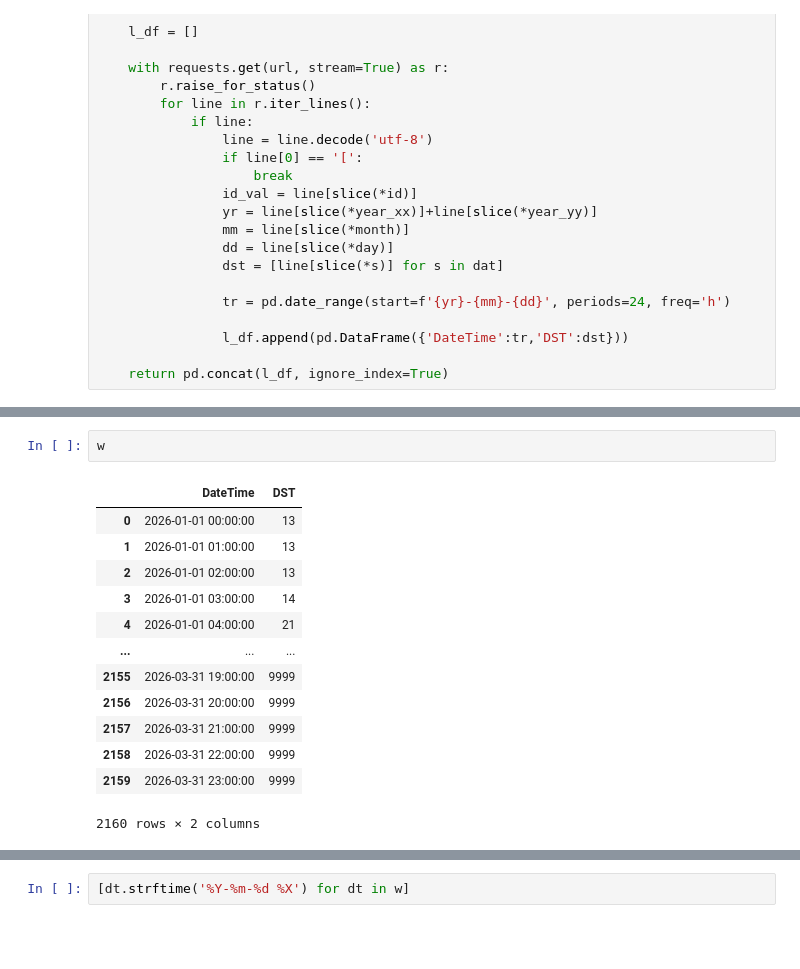
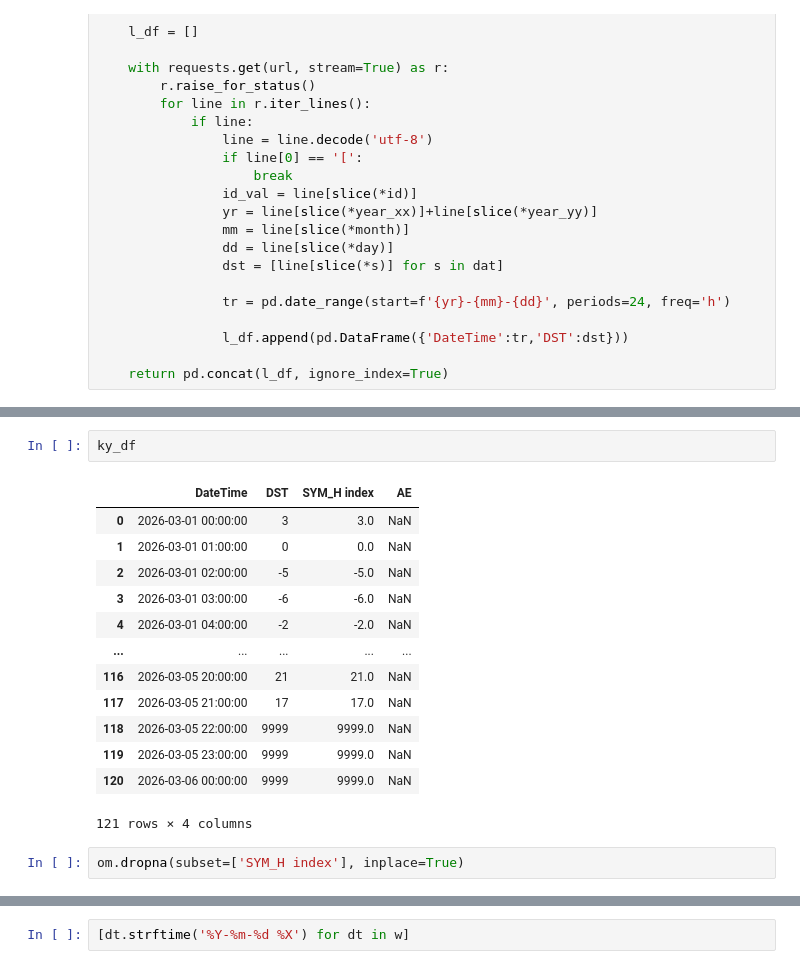
Before and after one commit to kylermurphy/mltdm, a Jupyter notebook: Notebooks/RF_creating_features.ipynb, the cells around one changed output, grey strips where cells are left out. Saved outputs shown, nothing was run; the diff lists cells and outputs as text; blank space fills up the shorter version.

```diff
--- a/Notebooks/RF_creating_features.ipynb
+++ b/Notebooks/RF_creating_features.ipynb
@@ -124,16 +163,18 @@ w = load_prelim_feat(sdate='2026-01-01', edate='2026-03-01')
+# %%
+ky_df
+# %% [output]
+|  | DateTime | DST | SYM_H index | AE |
+| 0 | 2026-03-01 00:00:00 | 3 | 3.0 | NaN |
+| 1 | 2026-03-01 01:00:00 | 0 | 0.0 | NaN |
+| 2 | 2026-03-01 02:00:00 | -5 | -5.0 | NaN |
+| 3 | 2026-03-01 03:00:00 | -6 | -6.0 | NaN |
+| 4 | 2026-03-01 04:00:00 | -2 | -2.0 | NaN |
+| ... | ... | ... | ... | ... |
+| 116 | 2026-03-05 20:00:00 | 21 | 21.0 | NaN |
+| 117 | 2026-03-05 21:00:00 | 17 | 17.0 | NaN |
+| 118 | 2026-03-05 22:00:00 | 9999 | 9999.0 | NaN |
+| 119 | 2026-03-05 23:00:00 | 9999 | 9999.0 | NaN |
+| 120 | 2026-03-06 00:00:00 | 9999 | 9999.0 | NaN |
+121 rows × 4 columns
 # %%
-w
+om.dropna(subset=['SYM_H index'], inplace=True)
-# %% [output]
-|  | DateTime | DST |
-| 0 | 2026-01-01 00:00:00 | 13 |
-| 1 | 2026-01-01 01:00:00 | 13 |
-| 2 | 2026-01-01 02:00:00 | 13 |
-| 3 | 2026-01-01 03:00:00 | 14 |
-| 4 | 2026-01-01 04:00:00 | 21 |
-| ... | ... | ... |
-| 2155 | 2026-03-31 19:00:00 | 9999 |
-| 2156 | 2026-03-31 20:00:00 | 9999 |
-| 2157 | 2026-03-31 21:00:00 | 9999 |
-| 2158 | 2026-03-31 22:00:00 | 9999 |
-| 2159 | 2026-03-31 23:00:00 | 9999 |
-2160 rows × 2 columns
```
Also changed, not shown: parts of 4 cells of this notebook, 1 other file.
